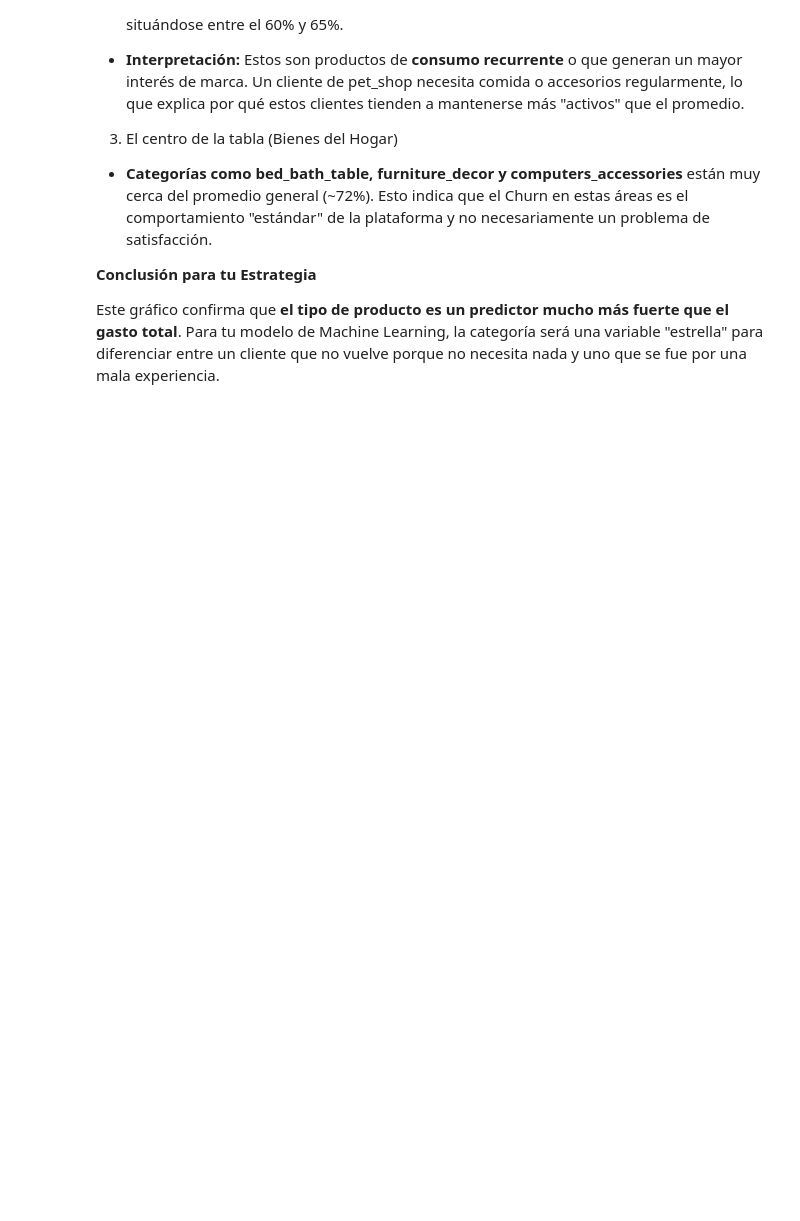
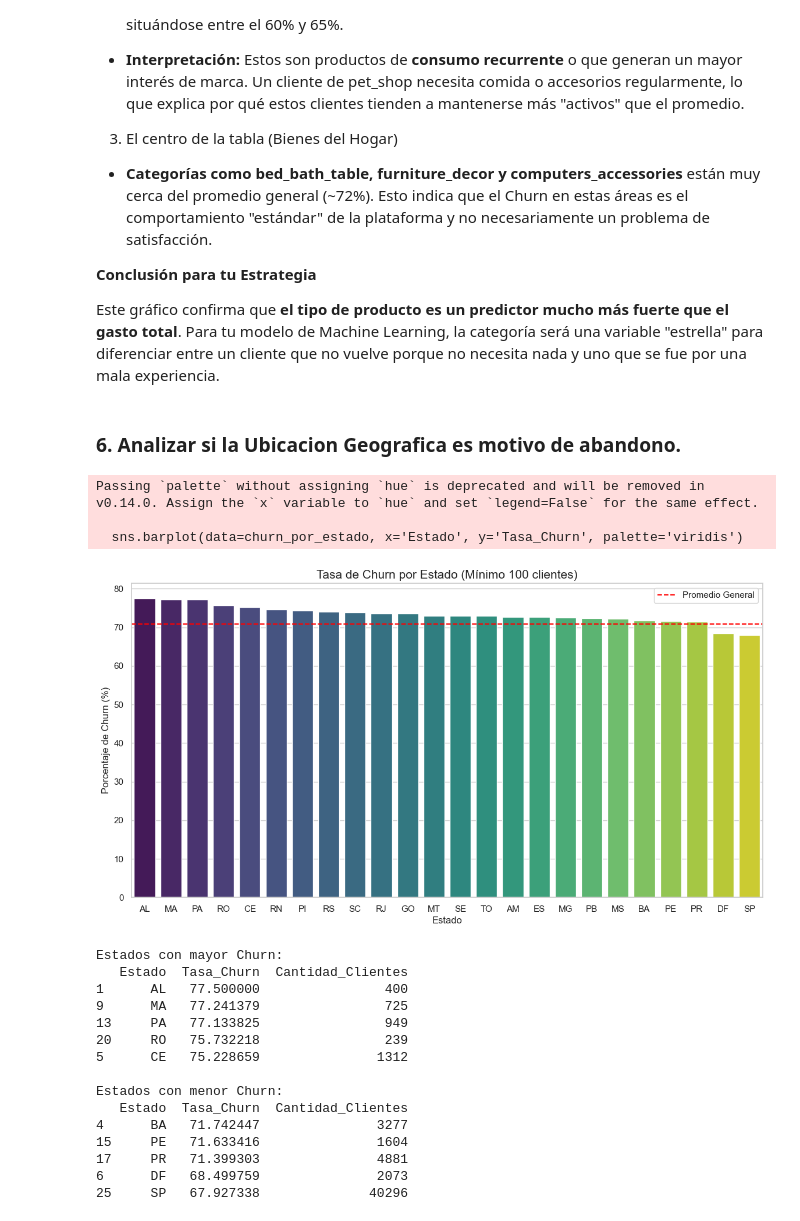
Before and after one commit to wilhayla/THE_HATCH_DATA_SCIENCE_OLIST_CHALLENGE, a Jupyter notebook: notbooks/02_feature_engineering.ipynb, the cells around one changed output. Drawn from its saved outputs; the diff is of its cells as text; code cells hidden in the pictures; blank space fills up the shorter version.

Commit message:
Analisis de Churn por Ubicacion Geografica

```diff
--- a/notbooks/02_feature_engineering.ipynb
+++ b/notbooks/02_feature_engineering.ipynb
@@ -631,3 +631,54 @@ plt.show()
 **Conclusión para tu Estrategia**
 
 Este gráfico confirma que **el tipo de producto es un predictor mucho más fuerte que el gasto total**. Para tu modelo de Machine Learning, la categoría será una variable "estrella" para diferenciar entre un cliente que no vuelve porque no necesita nada y uno que se fue por una mala experiencia.
+# %% [markdown]
+### 6. Analizar si la **Ubicacion Geografica** es motivo de abandono.
+# %%
+# 1. Obtener el estado (customer_state) de cada cliente único
+estados_cliente = df_master_clean.groupby('customer_unique_id')['customer_state'].first().reset_index()
+
+# 2. Unir con nuestro dataframe de análisis final
+df_analisis_final = pd.merge(df_analisis_final, estados_cliente, on='customer_unique_id', how='left')
+
+# 3. Calcular la tasa de Churn por Estado
+churn_por_estado = df_analisis_final.groupby('customer_state')['es_churn'].agg(['mean', 'count']).reset_index()
+churn_por_estado.columns = ['Estado', 'Tasa_Churn', 'Cantidad_Clientes']
+
+# Convertir a porcentaje y filtrar estados con pocos datos para evitar ruido (mínimo 100 clientes)
+churn_por_estado['Tasa_Churn'] = churn_por_estado['Tasa_Churn'] * 100
+churn_por_estado = churn_por_estado[churn_por_estado['Cantidad_Clientes'] > 100].sort_values(by='Tasa_Churn', ascending=False)
+
+# 4. Graficar los resultados
+plt.figure(figsize=(14, 7))
+sns.barplot(data=churn_por_estado, x='Estado', y='Tasa_Churn', palette='viridis')
+plt.axhline(df_analisis_final['es_churn'].mean() * 100, color='red', linestyle='--', label='Promedio General')
+plt.title('Tasa de Churn por Estado (Mínimo 100 clientes)', fontsize=15)
+plt.ylabel('Porcentaje de Churn (%)')
+plt.legend()
+plt.show()
+
+# Mostrar los estados con mayor y menor Churn
+print("Estados con mayor Churn:")
+print(churn_por_estado.head(5))
+print("\nEstados con menor Churn:")
+print(churn_por_estado.tail(5))
+# %% [output]
+Passing `palette` without assigning `hue` is deprecated and will be removed in v0.14.0. Assign the `x` variable to `hue` and set `legend=False` for the same effect.
+
+  sns.barplot(data=churn_por_estado, x='Estado', y='Tasa_Churn', palette='viridis')
+[figure, added]
+Estados con mayor Churn:
+   Estado  Tasa_Churn  Cantidad_Clientes
+1      AL   77.500000                400
+9      MA   77.241379                725
+13     PA   77.133825                949
+20     RO   75.732218                239
+5      CE   75.228659               1312
+
+Estados con menor Churn:
+   Estado  Tasa_Churn  Cantidad_Clientes
+4      BA   71.742447               3277
+15     PE   71.633416               1604
+17     PR   71.399303               4881
+6      DF   68.499759               2073
+25     SP   67.927338              40296
```
Also changed, not shown: parts of 1 cell of this notebook.
